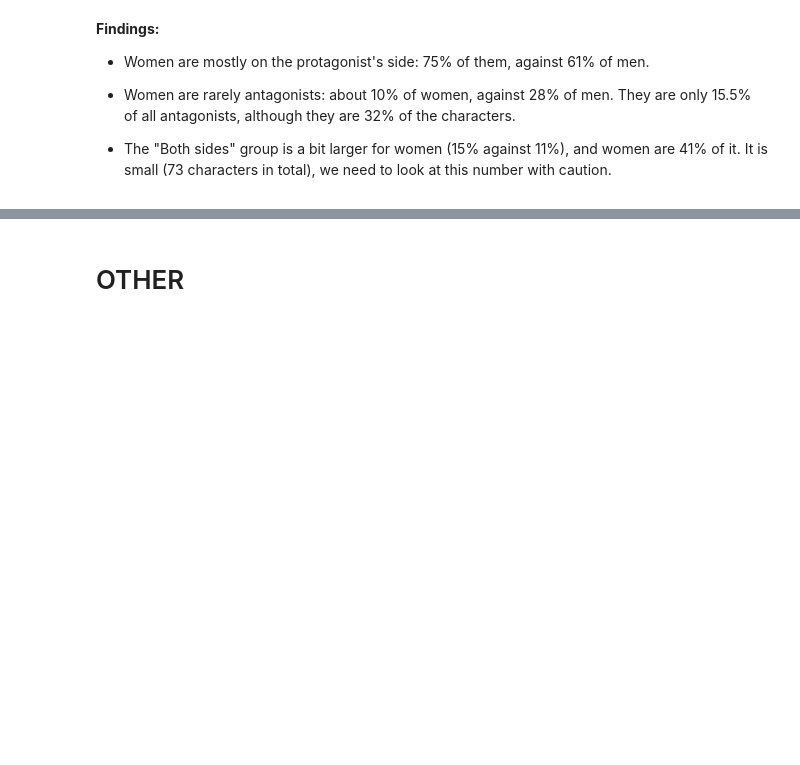
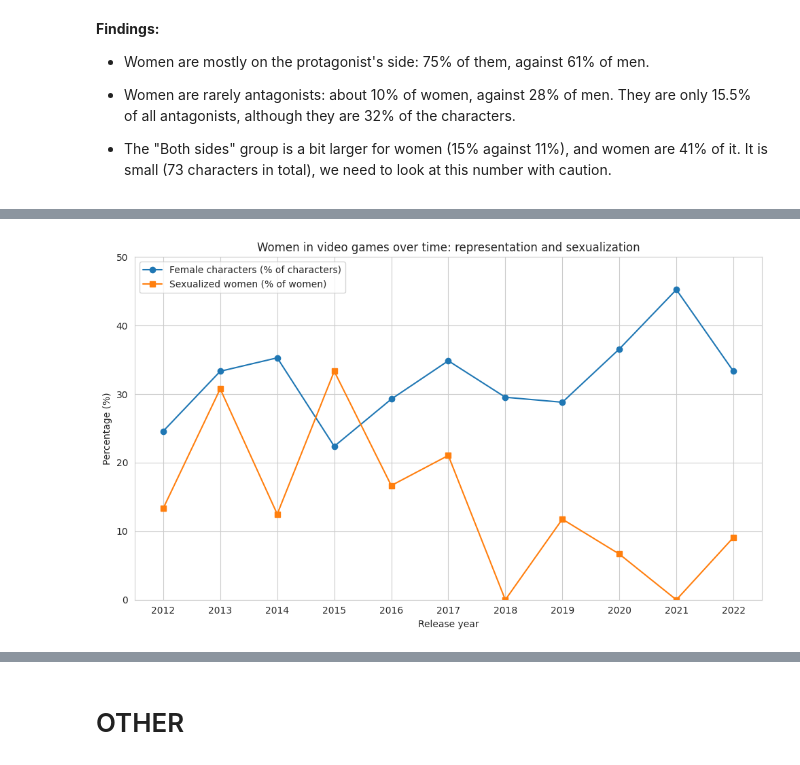
Before and after one commit to IA-P1-BCN/EDA_Manon, a Jupyter notebook: Gender Representation in Video Games.ipynb, the cells around one changed output, grey strips where cells are left out. Saved outputs shown, nothing was run; the diff lists cells and outputs as text; code cells hidden in the pictures; blank space fills up the shorter version.

```diff
--- a/Gender Representation in Video Games.ipynb
+++ b/Gender Representation in Video Games.ipynb
@@ -1113,0 +1234,26 @@ plt.show()
+# %%
+characters_year = tables["characters"].merge(
+    tables["games"][["Game_Id", "Release_year"]], left_on="Game", right_on="Game_Id", how="left")
+characters_year["Is_female"] = characters_year["Gender"] == "Female"
+characters_year["Is_sexualized"] = characters_year["Sexualization"] > 0
+
+women_over_time = characters_year.groupby("Release_year").agg(
+    Characters=("Id", "count"),
+    Women=("Is_female", "sum"),
+)
+women_over_time["Women_sexualized"] = (
+    characters_year[characters_year["Is_female"]].groupby("Release_year")["Is_sexualized"].sum())
+women_over_time["Pct_female_characters"] = women_over_time["Women"] / women_over_time["Characters"] * 100
+women_over_time["Pct_women_sexualized"] = women_over_time["Women_sexualized"] / women_over_time["Women"] * 100
+
+summary_time = pd.DataFrame({
+    "Characters": women_over_time["Characters"],
+    "Female characters": women_over_time["Women"].astype(int).astype(str) + " ("
+        + women_over_time["Pct_female_characters"].round(1).astype(str) + "%)",
+    "Sexualized women": women_over_time["Women_sexualized"].astype(int).astype(str) + " / "
+        + women_over_time["Women"].astype(int).astype(str) + " ("
+        + women_over_time["Pct_women_sexualized"].round(1).astype(str) + "%)",
+})
+
+display(Markdown("**Female characters and their sexualization, by release year**"))
+display(summary_time)
@@ -1113,0 +1275,16 @@ plt.show()
+# %%
+fig, ax = plt.subplots(figsize=(10, 6))
+ax.plot(women_over_time.index, women_over_time["Pct_female_characters"], marker="o",
+        label="Female characters (% of characters)")
+ax.plot(women_over_time.index, women_over_time["Pct_women_sexualized"], marker="s",
+        label="Sexualized women (% of women)")
+ax.set_title("Women in video games over time: representation and sexualization")
+ax.set_xlabel("Release year")
+ax.set_ylabel("Percentage (%)")
+ax.set_xticks(women_over_time.index)
+ax.set_ylim(0, 50)
+ax.legend()
+plt.tight_layout()
+plt.show()
+# %% [output]
+[figure, added]
```
Also changed, not shown: parts of 11 cells of this notebook.
